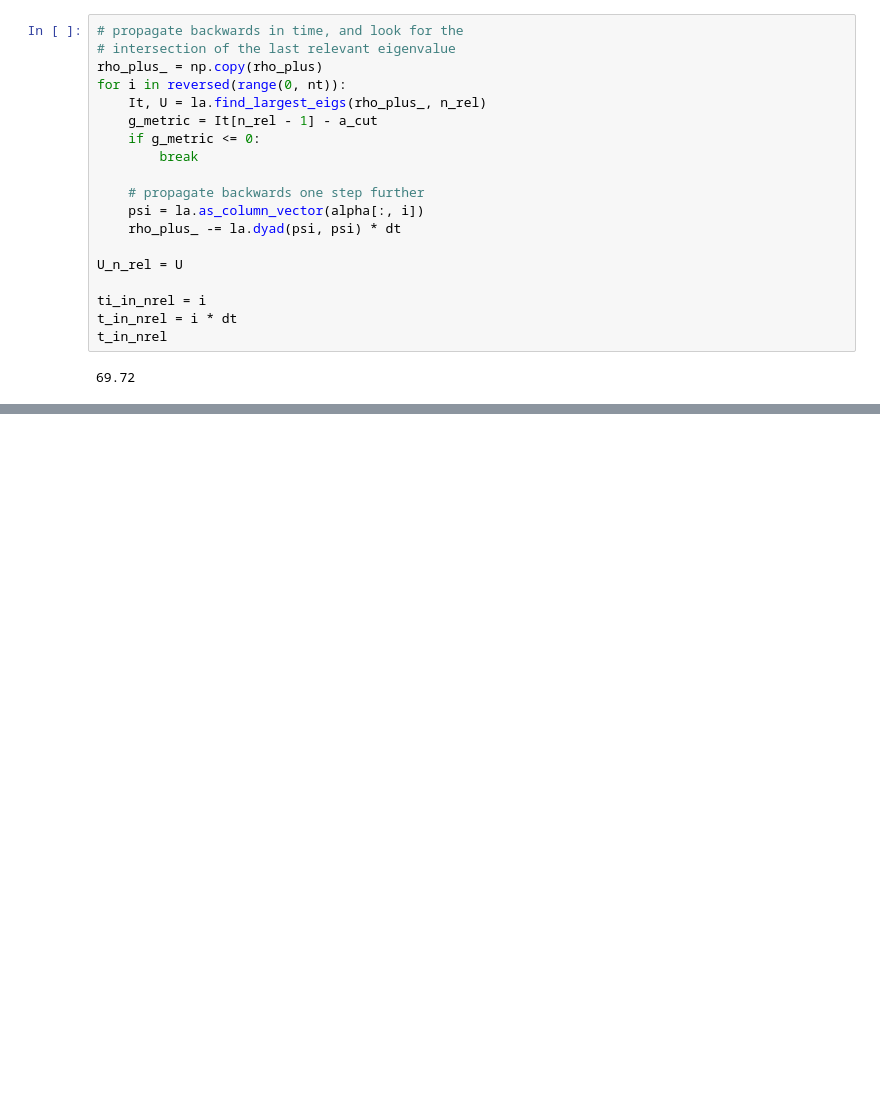
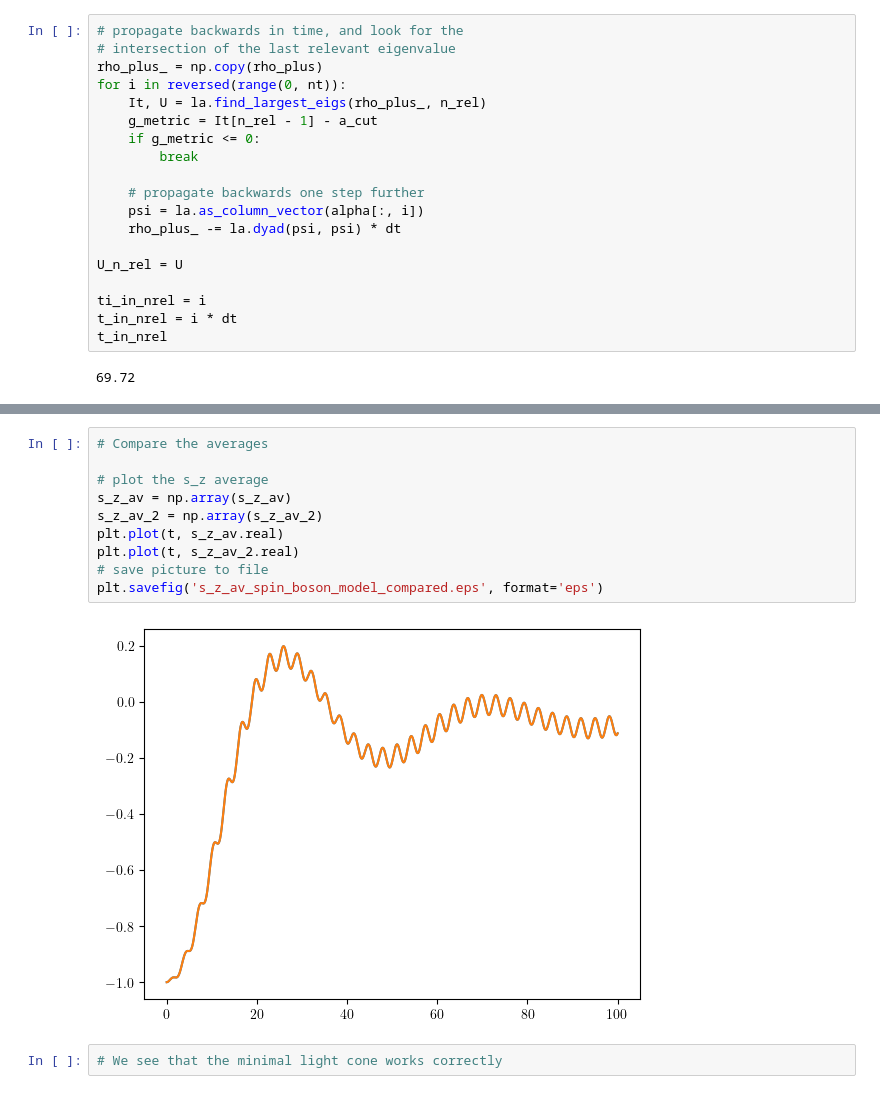
Before and after one commit to evgenii-poliakoff/lightcones, a Jupyter notebook: tutorials/minimal_lightcone.ipynb, the cells around one changed output, grey strips where cells are left out. Cells and saved outputs as stored; diff of their text form; blank space fills up the shorter version.

```diff
--- a/tutorials/minimal_lightcone.ipynb
+++ b/tutorials/minimal_lightcone.ipynb
@@ -303,0 +474,14 @@ Observe the following. U_n_rel diagonalizes $\widehat{\rho}_{+}\left(t\right)$ f
+# %%
+# Compare the averages
+
+# plot the s_z average
+s_z_av = np.array(s_z_av)
+s_z_av_2 = np.array(s_z_av_2)
+plt.plot(t, s_z_av.real)
+plt.plot(t, s_z_av_2.real)
+# save picture to file
+plt.savefig('s_z_av_spin_boson_model_compared.eps', format='eps')
+# %% [output]
+[figure, added]
+# %%
+# We see that the minimal light cone works correctly
```
Also changed, not shown: parts of 6 cells of this notebook, 1 other file.
